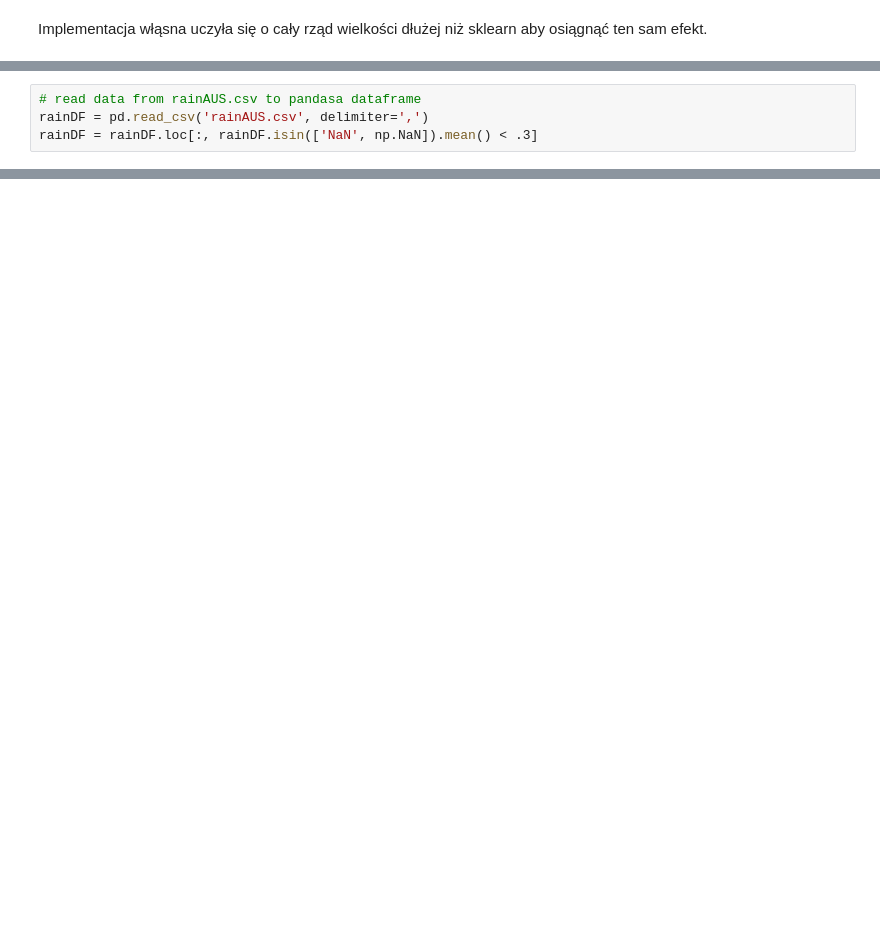
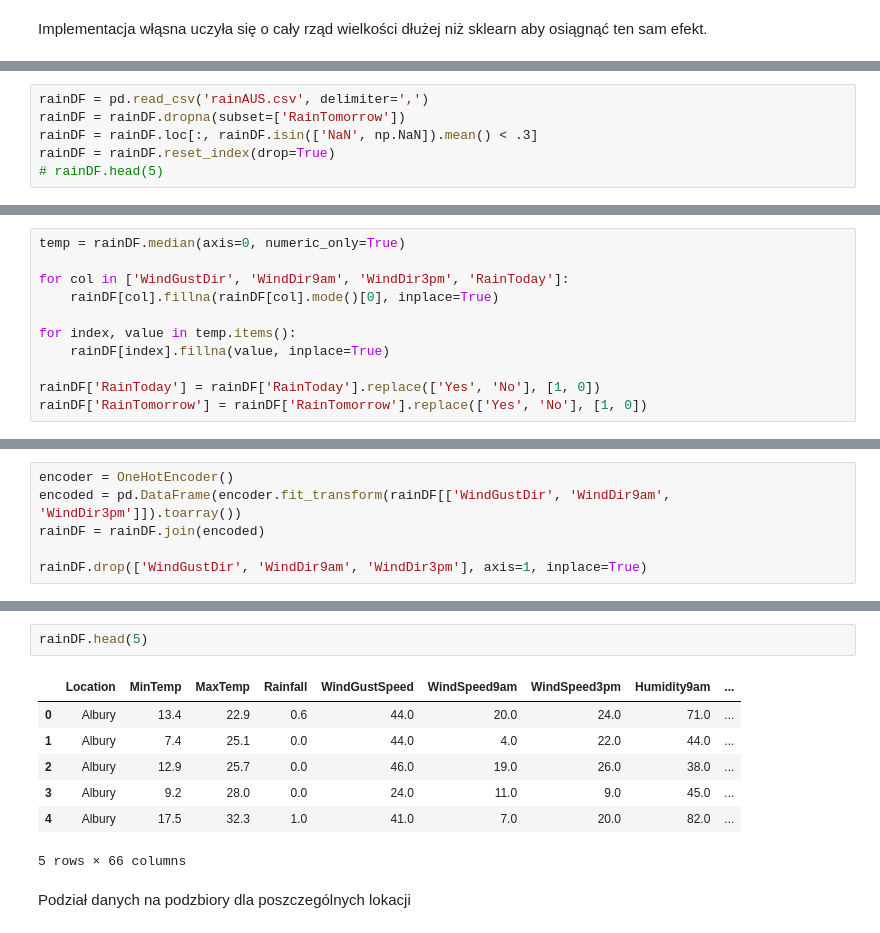
Before and after one commit to DonChaka/PUM, a Jupyter notebook: 3.RegresjaLogistyczna/3RegresjaLogistyczna.ipynb, the cells around one changed output, grey strips where cells are left out. Saved outputs shown, nothing was run; the diff lists cells and outputs as text; blank space fills up the shorter version.

```diff
--- a/3.RegresjaLogistyczna/3RegresjaLogistyczna.ipynb
+++ b/3.RegresjaLogistyczna/3RegresjaLogistyczna.ipynb
@@ -175,4 +231,6 @@ Implementacja włąsna uczyła się o cały rząd wielkości dłużej niż sklea
 # %%
-# read data from rainAUS.csv to pandasa dataframe
 rainDF = pd.read_csv('rainAUS.csv', delimiter=',')
+rainDF = rainDF.dropna(subset=['RainTomorrow'])
 rainDF = rainDF.loc[:, rainDF.isin(['NaN', np.NaN]).mean() < .3]
+rainDF = rainDF.reset_index(drop=True)
+# rainDF.head(5)
@@ -221,0 +239,11 @@ test.head()
+# %%
+temp = rainDF.median(axis=0, numeric_only=True)
+
+for col in ['WindGustDir', 'WindDir9am', 'WindDir3pm', 'RainToday']:
+    rainDF[col].fillna(rainDF[col].mode()[0], inplace=True)
+
+for index, value in temp.items():
+    rainDF[index].fillna(value, inplace=True)
+
+rainDF['RainToday'] = rainDF['RainToday'].replace(['Yes', 'No'], [1, 0])
+rainDF['RainTomorrow'] = rainDF['RainTomorrow'].replace(['Yes', 'No'], [1, 0])
@@ -221,0 +252,6 @@ test.head()
+# %%
+encoder = OneHotEncoder()
+encoded = pd.DataFrame(encoder.fit_transform(rainDF[['WindGustDir', 'WindDir9am', 'WindDir3pm']]).toarray())
+rainDF = rainDF.join(encoded)
+
+rainDF.drop(['WindGustDir', 'WindDir9am', 'WindDir3pm'], axis=1, inplace=True)
@@ -221,0 +267,12 @@ test.head()
+# %%
+rainDF.head(5)
+# %% [output]
+|  | Location | MinTemp | MaxTemp | Rainfall | WindGustSpeed | WindSpeed9am | WindSpeed3pm | Humidity9am | ... |
+| 0 | Albury | 13.4 | 22.9 | 0.6 | 44.0 | 20.0 | 24.0 | 71.0 | ... |
+| 1 | Albury | 7.4 | 25.1 | 0.0 | 44.0 | 4.0 | 22.0 | 44.0 | ... |
+| 2 | Albury | 12.9 | 25.7 | 0.0 | 46.0 | 19.0 | 26.0 | 38.0 | ... |
+| 3 | Albury | 9.2 | 28.0 | 0.0 | 24.0 | 11.0 | 9.0 | 45.0 | ... |
+| 4 | Albury | 17.5 | 32.3 | 1.0 | 41.0 | 7.0 | 20.0 | 82.0 | ... |
+5 rows × 66 columns
+# %% [markdown]
+Podział danych na podzbiory dla poszczególnych lokacji
```
Also changed, not shown: parts of 28 cells of this notebook, 3 other files.
